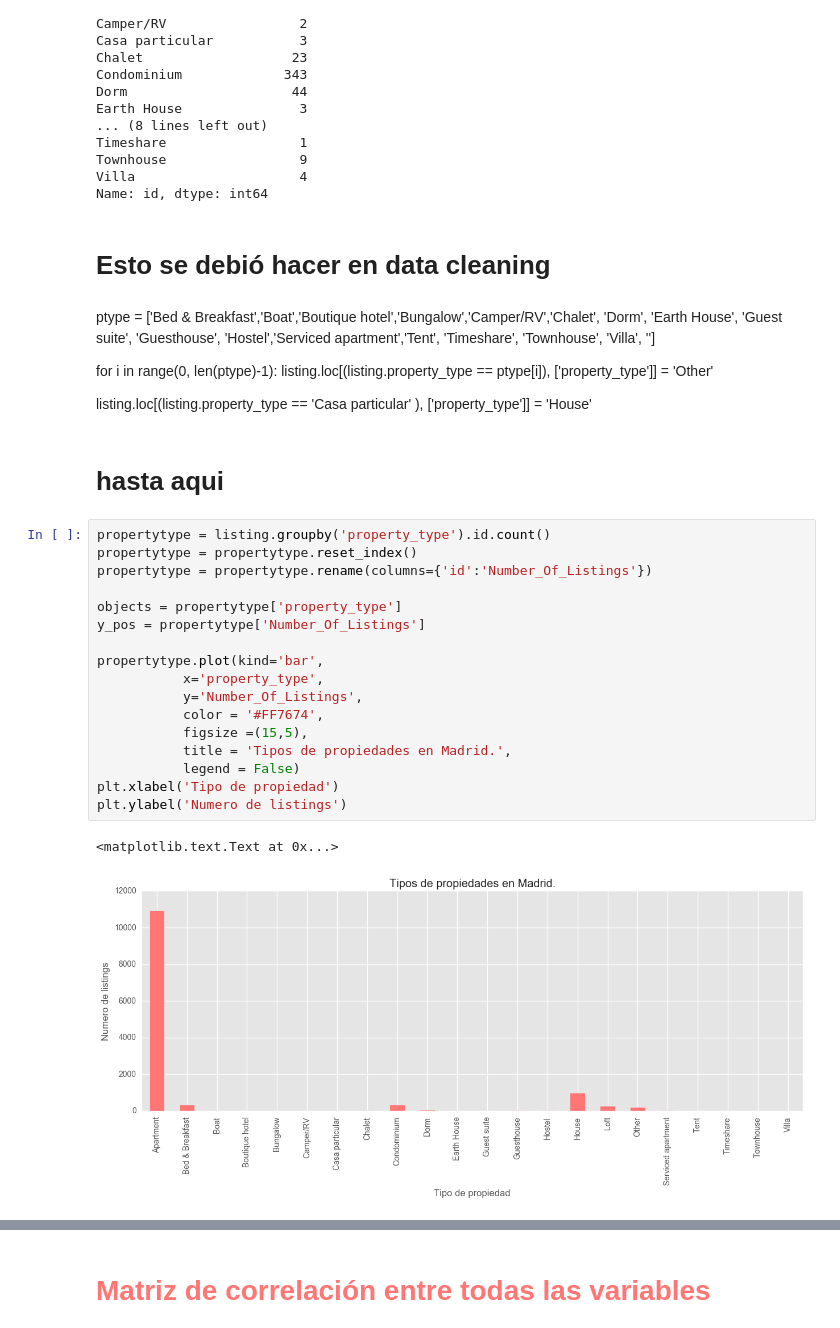
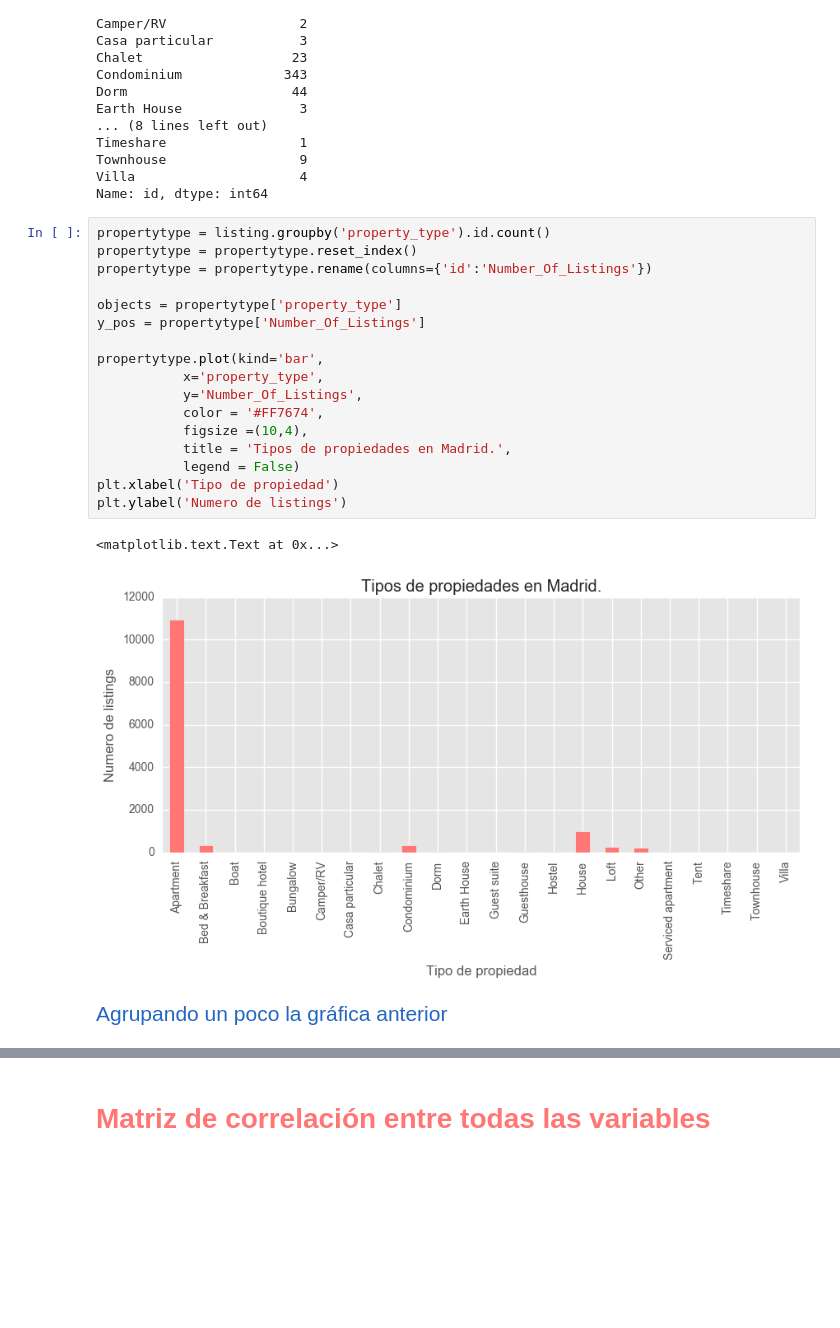
Before and after one commit to ronnyccs24/TFM-DataScience, a Jupyter notebook: Madrid Data Exploring.ipynb, the cells around one changed output, grey strips where cells are left out. Drawn from its saved outputs; the diff is of its cells as text; blank space fills up the shorter version.

Commit message:
Data Exploration

```diff
--- a/Madrid Data Exploring.ipynb
+++ b/Madrid Data Exploring.ipynb
@@ -127,36 +145,29 @@ Timeshare                 1
 Townhouse                 9
 Villa                     4
 Name: id, dtype: int64
-# %% [markdown]
-# Esto se debió hacer en data cleaning
-# %% [markdown]
-ptype = ['Bed & Breakfast','Boat','Boutique hotel','Bungalow','Camper/RV','Chalet', 'Dorm', 'Earth House', 'Guest suite',
-         'Guesthouse', 'Hostel','Serviced apartment','Tent', 'Timeshare', 'Townhouse', 'Villa', '']
-
-for i in range(0, len(ptype)-1):
-    listing.loc[(listing.property_type == ptype[i]), ['property_type']] = 'Other'
-
-
-listing.loc[(listing.property_type == 'Casa particular' ), ['property_type']] = 'House'
-# %% [markdown]
-# hasta aqui
 # %%
 propertytype = listing.groupby('property_type').id.count()
 propertytype = propertytype.reset_index()
 propertytype = propertytype.rename(columns={'id':'Number_Of_Listings'})
 
 objects = propertytype['property_type']
 y_pos = propertytype['Number_Of_Listings']
 
 propertytype.plot(kind='bar',
            x='property_type',
            y='Number_Of_Listings',
            color = '#FF7674',
-           figsize =(15,5),
+           figsize =(10,4),
            title = 'Tipos de propiedades en Madrid.',
            legend = False)
 plt.xlabel('Tipo de propiedad')
 plt.ylabel('Numero de listings')
 # %% [output]
 <matplotlib.text.Text at 0x...>
-[figure, old version]
+[figure, new version]
+# %% [markdown]
+<div style="text-align: left;">
+    <span style="color:#2467C0; font-family: 'Courier New'; font-size: 1.5em;">
+Agrupando un poco la gráfica anterior
+</span>
+</div>
```
Also changed, not shown: parts of 33 cells of this notebook.
